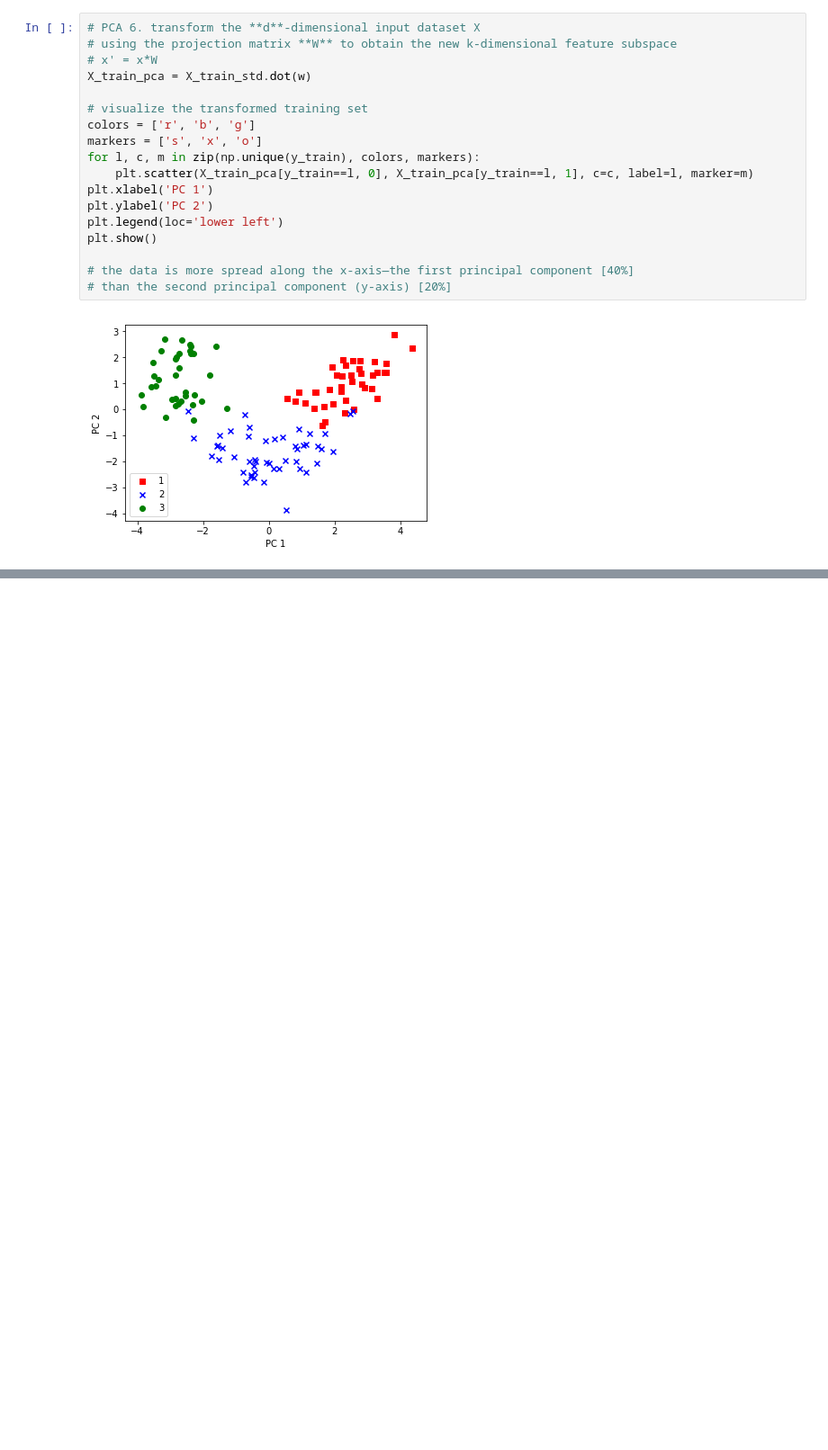
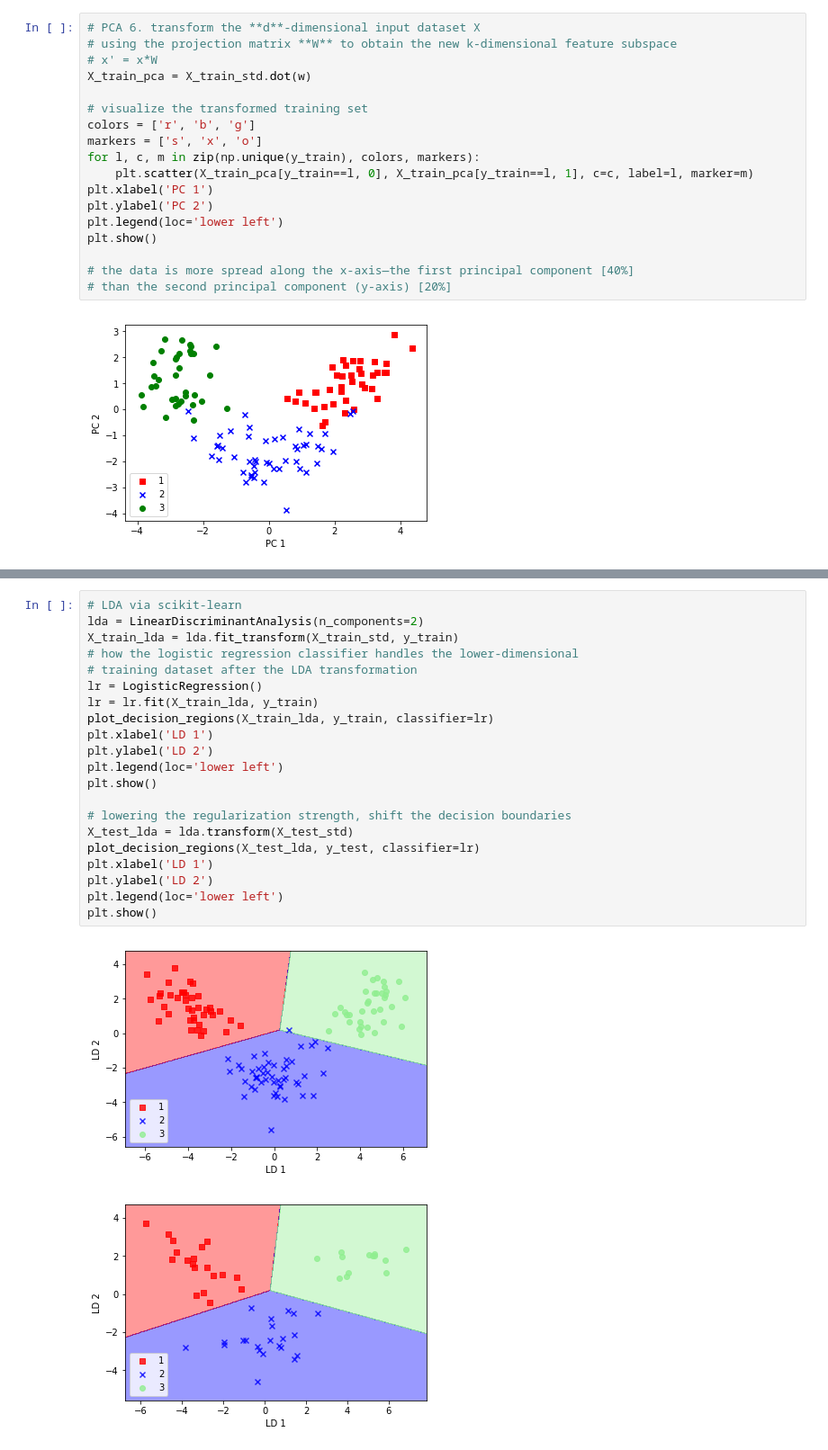
Before and after one commit to rarezhang/python_machine_learning, a Jupyter notebook: ch05_dimensionality_reduction/ch05_dimensionality_reduction.ipynb, the cells around one changed output, grey strips where cells are left out. Shown: that part at 90% size. Drawn from its saved outputs; the diff is of its cells as text; blank space fills up the shorter version.

```diff
--- a/ch05_dimensionality_reduction/ch05_dimensionality_reduction.ipynb
+++ b/ch05_dimensionality_reduction/ch05_dimensionality_reduction.ipynb
@@ -100,0 +280,24 @@ plt.show()
+# %%
+# LDA via scikit-learn
+lda = LinearDiscriminantAnalysis(n_components=2)
+X_train_lda = lda.fit_transform(X_train_std, y_train)
+# how the logistic regression classifier handles the lower-dimensional
+# training dataset after the LDA transformation
+lr = LogisticRegression()
+lr = lr.fit(X_train_lda, y_train)
+plot_decision_regions(X_train_lda, y_train, classifier=lr)
+plt.xlabel('LD 1')
+plt.ylabel('LD 2')
+plt.legend(loc='lower left')
+plt.show()
+
+# lowering the regularization strength, shift the decision boundaries
+X_test_lda = lda.transform(X_test_std)
+plot_decision_regions(X_test_lda, y_test, classifier=lr)
+plt.xlabel('LD 1')
+plt.ylabel('LD 2')
+plt.legend(loc='lower left')
+plt.show()
+# %% [output]
+[figure, added]
+[figure, added]
```
Also changed, not shown: parts of 14 cells of this notebook, 3 other files.
